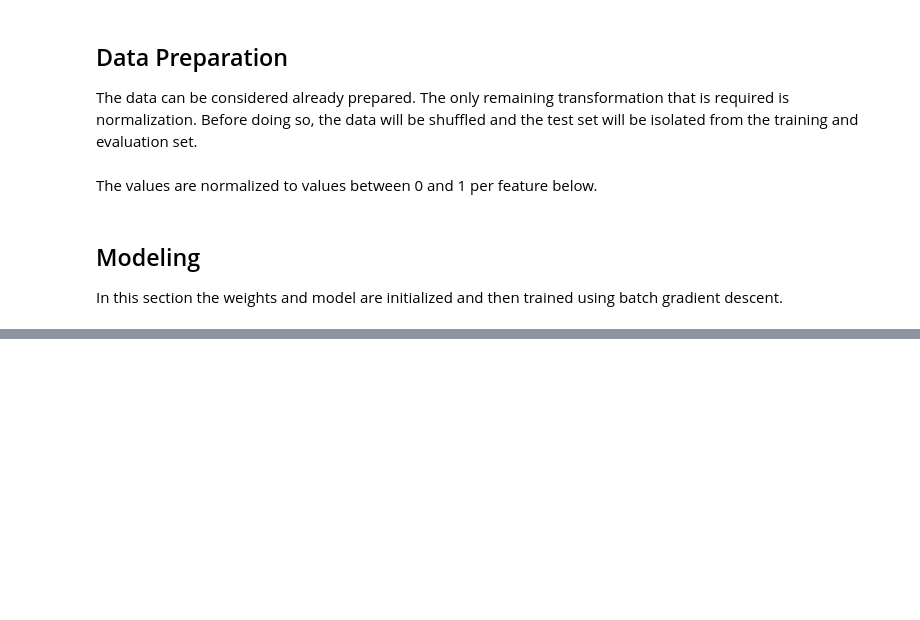
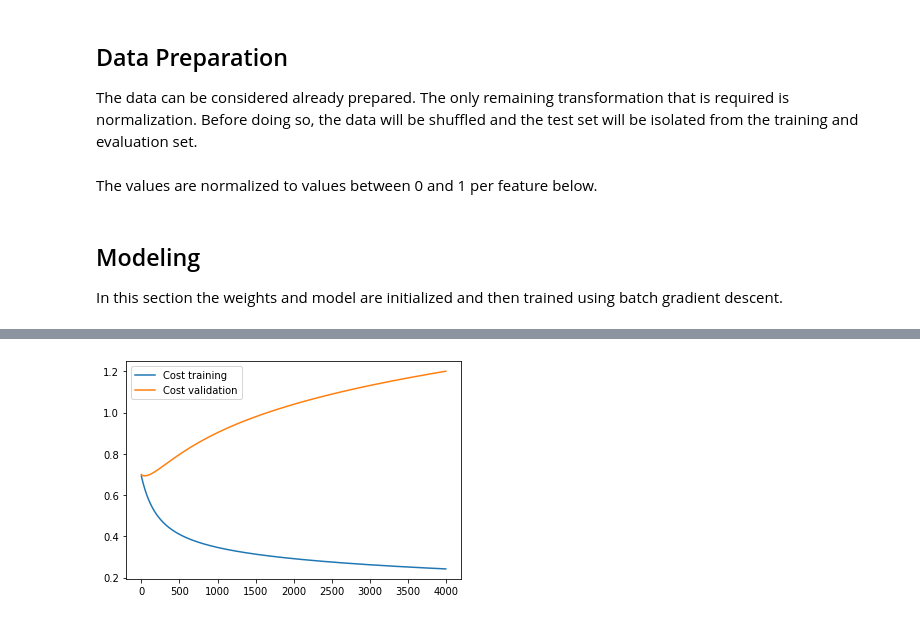
Before and after one commit to zarifatai/ml, a Jupyter notebook: logistic_regression_project.ipynb, the cells around one changed output, grey strips where cells are left out. Drawn from its saved outputs; the diff is of its cells as text; code cells hidden in the pictures; blank space fills up the shorter version.

```diff
--- a/logistic_regression_project.ipynb
+++ b/logistic_regression_project.ipynb
@@ -197,0 +201,4 @@ Cost validation: 0.6890988689037187
+# %%
+weights_biases_h = [x[0] for x in history]
+cost_train_h = [x[1] for x in history]
+cost_val_h = [x[2] for x in history]
@@ -197,0 +218,8 @@ Cost validation: 0.6890988689037187
+# %%
+epochs = list(range(len(history)))
+plt.plot(epochs, cost_train_h, label="Cost training")
+plt.plot(epochs, cost_val_h, label="Cost validation")
+plt.legend()
+plt.show()
+# %% [output]
+[figure, added]
```
Also changed, not shown: parts of 10 cells of this notebook.
